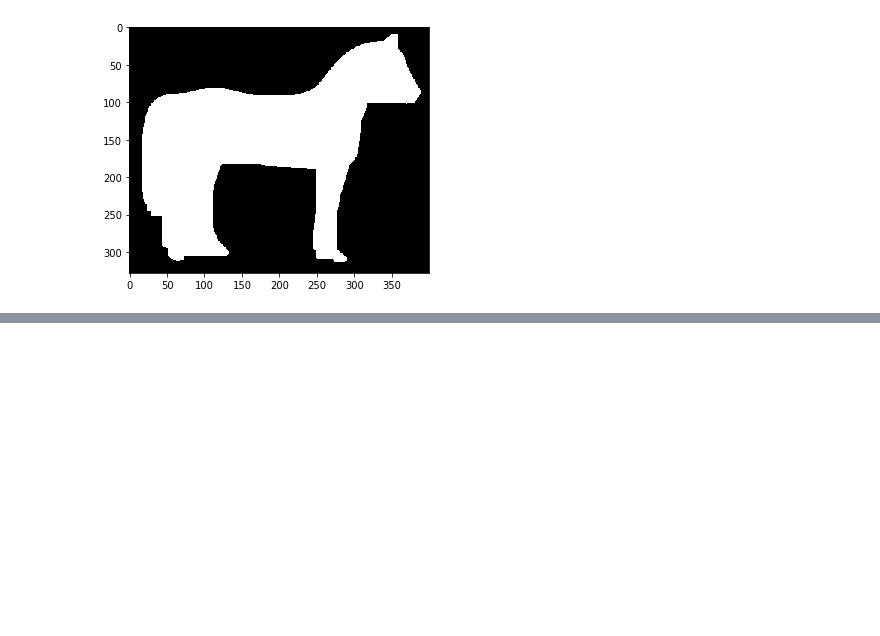
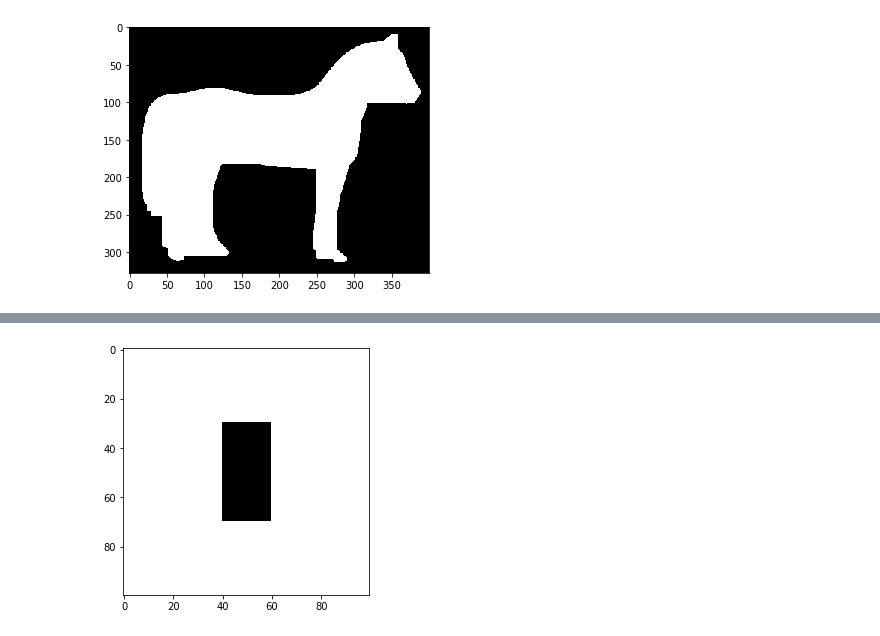
Before and after one commit to Ugur0855/GoogleCollab, a Jupyter notebook: Python_ile_görüntü_işleme.ipynb, the cells around one changed output, grey strips where cells are left out. Saved outputs shown, nothing was run; the diff lists cells and outputs as text; code cells hidden in the pictures; blank space fills up the shorter version.

```diff
--- a/Python_ile_görüntü_işleme.ipynb
+++ b/Python_ile_görüntü_işleme.ipynb
@@ -55,0 +147,6 @@ io.imshow(mandrill)
+# %%
+I = np.ones((100, 100))
+I [30:70, 40:60] = 0
+io.imshow(I)
+imageio.imwrite("/content/drive/MyDrive/Colab Notebooks/goruntu.jpg", I)
+# %% [output]
@@ -55,0 +154 @@ io.imshow(mandrill)
+[figure, added]
```
Also changed, not shown: parts of 24 cells of this notebook.
